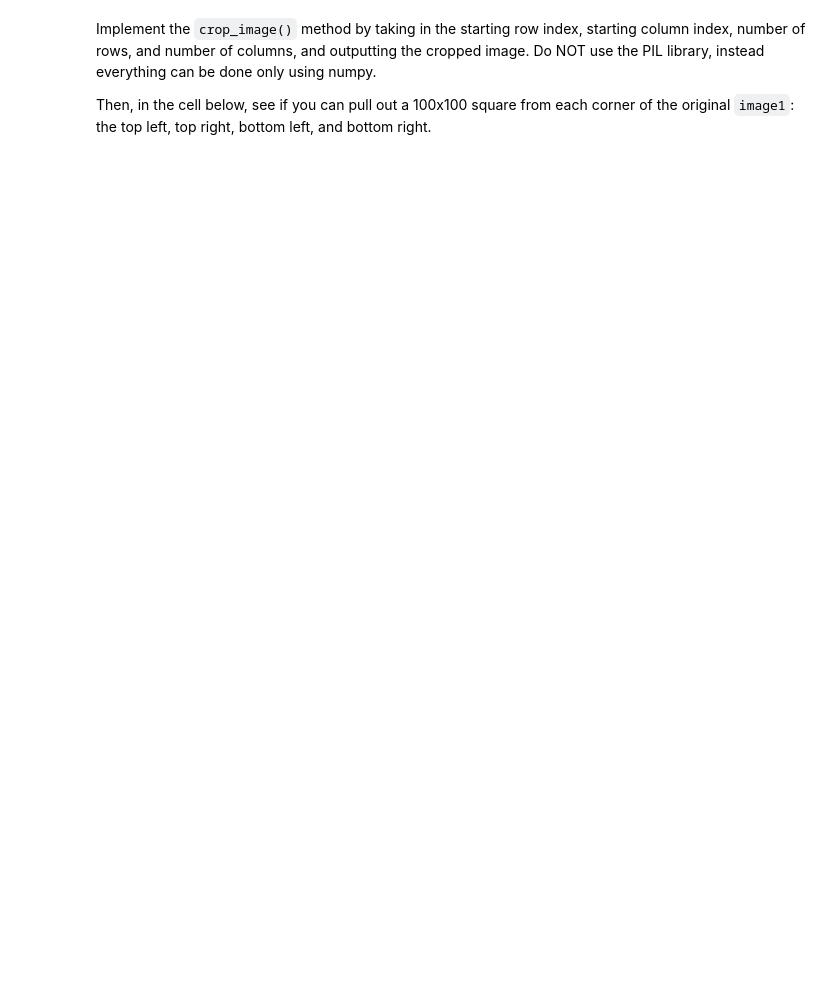
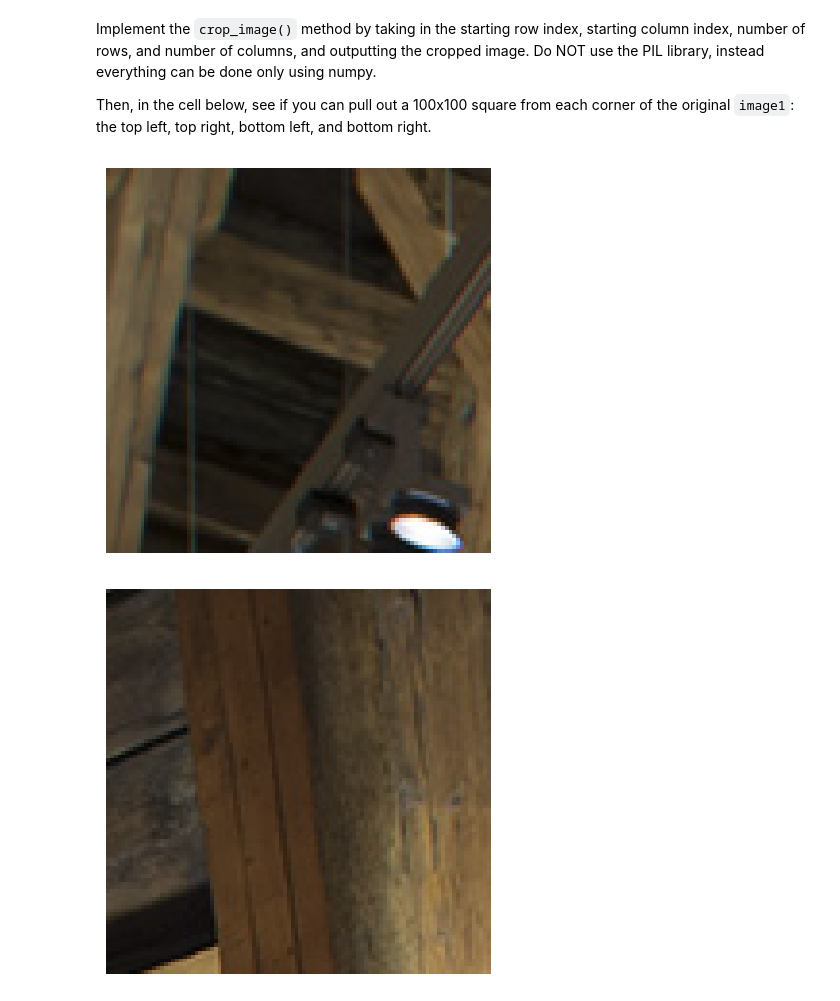
Before and after one commit to eliaslehner/computer_vision, a Jupyter notebook: 01/exercise_1.ipynb, the cells around one changed output. Drawn from its saved outputs; the diff is of its cells as text; code cells hidden in the pictures; blank space fills up the shorter version.

```diff
--- a/01/exercise_1.ipynb
+++ b/01/exercise_1.ipynb
@@ -230,31 +233,35 @@ Then, in the cell below, see if you can pull out a 100x100 square from each corn
 def crop_image(image, start_row, start_col, num_rows, num_cols):
     """Crop an image based on the specified bounds.
     Args:
         image: numpy array of shape(image_height, image_width, 3).
         start_row (int): The starting row index we want to include in our cropped image.
         start_col (int): The starting column index we want to include in our cropped image.
         num_rows (int): Number of rows in our desired cropped image.
         num_cols (int): Number of columns in our desired cropped image.
     Returns:
         out: numpy array of shape(num_rows, num_cols, 3).
     """
 
     out = None
 
     # *****BEGINNING OF YOUR CODE (DO NOT DELETE THIS LINE)*****
-    pass
+    # from where to where so 0 to 100 or start_row to start_row+num_rows
+    out = image[start_row:start_row+num_rows, start_col:start_col+num_cols, :]
     # *****END OF YOUR CODE (DO NOT DELETE THIS LINE)*****
 
     return out
 
 r, c = image1.shape[0], image1.shape[1]
 
 top_left_corner = crop_image(image1, 0, 0, 100, 100)
 top_right_corner = crop_image(image1, 0, c-100, 100, 100)
 bottom_left_corner = crop_image(image1, r-100, 0, 100, 100)
 bottom_right_corner = crop_image(image1, r-100, c-100, 100, 100)
 
 display(top_left_corner)
 display(top_right_corner)
 display(bottom_left_corner)
 display(bottom_right_corner)
+# %% [output]
+[figure, added]
+[figure, added]
```
Also changed, not shown: parts of 7 cells of this notebook, 1 other file.
